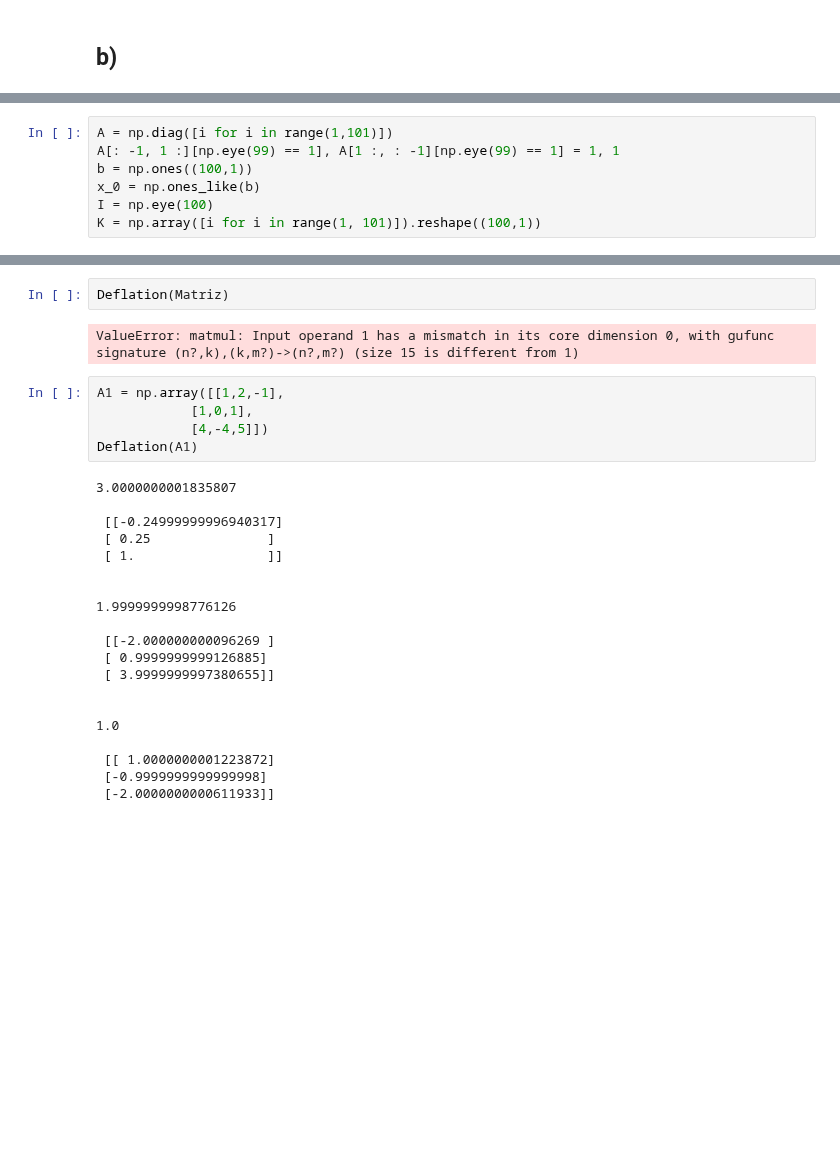
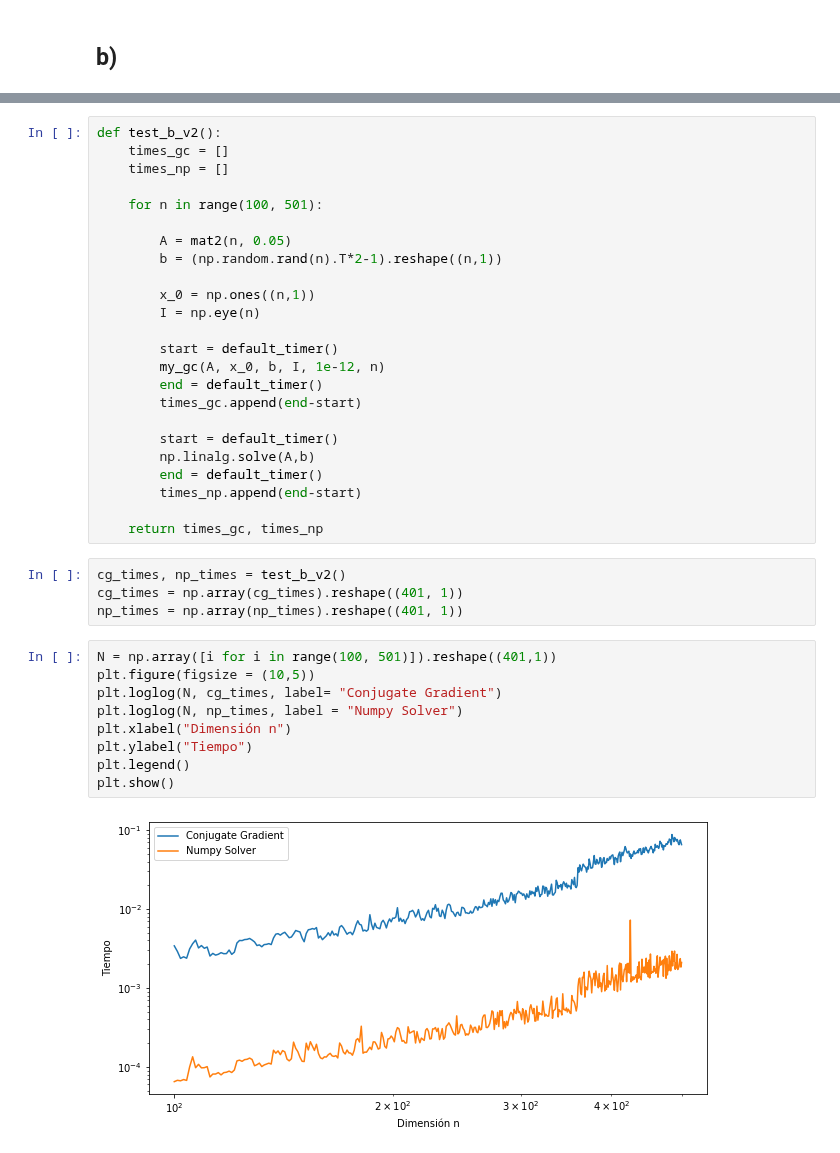
Before and after one commit to Konnits/Numerico_2, a Jupyter notebook: Proyecto 2/Proyecto 2.ipynb, the cells around one changed output, grey strips where cells are left out. Cells and saved outputs as stored; diff of their text form; blank space fills up the shorter version.

```diff
--- a/Proyecto 2/Proyecto 2.ipynb
+++ b/Proyecto 2/Proyecto 2.ipynb
@@ -308,7 +226,0 @@ def my_gc_modify(A, x, b, C, maxiter = 1000):
-# %%
-A = np.diag([i for i in range(1,101)])
-A[: -1, 1 :][np.eye(99) == 1], A[1 :, : -1][np.eye(99) == 1] = 1, 1
-b = np.ones((100,1))
-x_0 = np.ones_like(b)
-I = np.eye(100)
-K = np.array([i for i in range(1, 101)]).reshape((100,1))
@@ -452,29 +227,39 @@ def Deflation(A):
-# %%
-Deflation(Matriz)
-# %% [output]
-ValueError: matmul: Input operand 1 has a mismatch in its core dimension 0, with gufunc signature (n?,k),(k,m?)->(n?,m?) (size 15 is different from 1)
-# %%
-A1 = np.array([[1,2,-1],
-            [1,0,1],
-            [4,-4,5]])
-Deflation(A1)
-# %% [output]
-3.0000000001835807
-
- [[-0.24999999996940317]
- [ 0.25               ]
- [ 1.                 ]]
-
-
-1.9999999998776126
-
- [[-2.000000000096269 ]
- [ 0.9999999999126885]
- [ 3.9999999997380655]]
-
-
-1.0
-
- [[ 1.0000000001223872]
- [-0.9999999999999998]
- [-2.0000000000611933]]
+# %%
+def test_b_v2():
+    times_gc = []
+    times_np = []
+
+    for n in range(100, 501):
+
+        A = mat2(n, 0.05)
+        b = (np.random.rand(n).T*2-1).reshape((n,1))
+
+        x_0 = np.ones((n,1))
+        I = np.eye(n)
+
+        start = default_timer()
+        my_gc(A, x_0, b, I, 1e-12, n)
+        end = default_timer()
+        times_gc.append(end-start)
+
+        start = default_timer()
+        np.linalg.solve(A,b)
+        end = default_timer()
+        times_np.append(end-start)
+
+    return times_gc, times_np
+# %%
+cg_times, np_times = test_b_v2()
+cg_times = np.array(cg_times).reshape((401, 1))
+np_times = np.array(np_times).reshape((401, 1))
+# %%
+N = np.array([i for i in range(100, 501)]).reshape((401,1))
+plt.figure(figsize = (10,5))
+plt.loglog(N, cg_times, label= "Conjugate Gradient")
+plt.loglog(N, np_times, label = "Numpy Solver")
+plt.xlabel("Dimensión n")
+plt.ylabel("Tiempo")
+plt.legend()
+plt.show()
+# %% [output]
+[figure, added]
```
Also changed, not shown: parts of 26 cells of this notebook.
